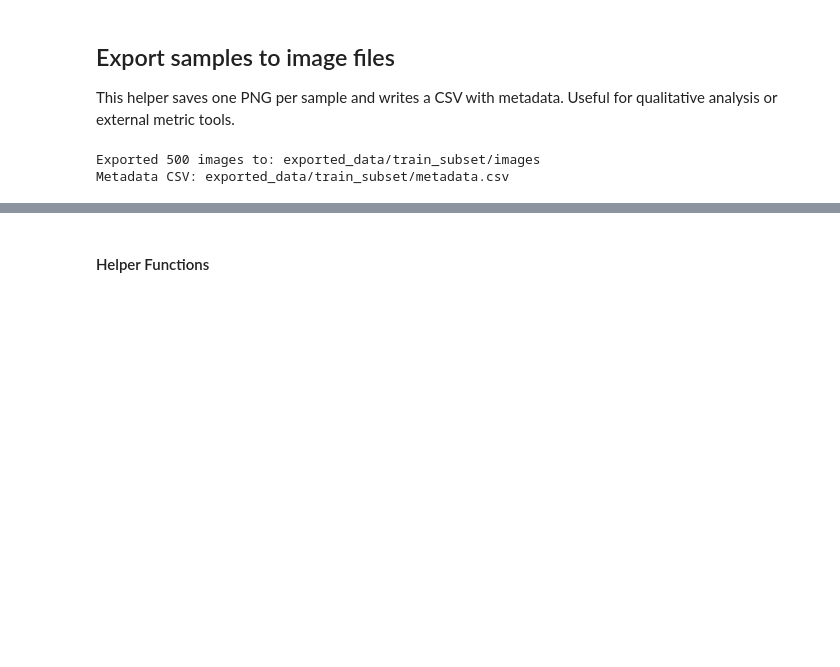
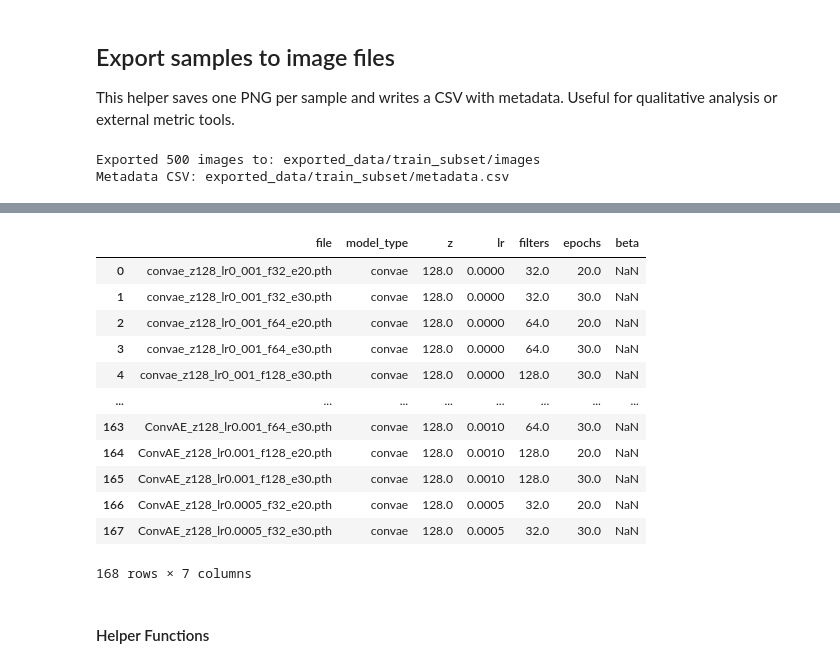
Before and after one commit to Tuco711/GenAI_Project, a Jupyter notebook: TP1-alunos-src-only/student_start_pack/ArtBench10_Student_Start_Pack.ipynb, the cells around one changed output, grey strips where cells are left out. Drawn from its saved outputs; the diff is of its cells as text; code cells hidden in the pictures; blank space fills up the shorter version.

Commit message:
Change configurations name for AE and VAE

```diff
--- a/TP1-alunos-src-only/student_start_pack/ArtBench10_Student_Start_Pack.ipynb
+++ b/TP1-alunos-src-only/student_start_pack/ArtBench10_Student_Start_Pack.ipynb
@@ -469,3 +469,12 @@ export_split_to_folder(train_loader, class_names, EXPORT_ROOT / 'train_subset',
 # %% [output]
 Exported 500 images to: exported_data/train_subset/images
 Metadata CSV: exported_data/train_subset/metadata.csv
+# %%
+import os
+
+MODEL_DIR = "/content/drive/MyDrive/GenerativeAI/GenAI_Project/Models"
+
+files = os.listdir(MODEL_DIR)
+
+for f in files:
+    print(f)
@@ -472,3 +553,35 @@ Metadata CSV: exported_data/train_subset/metadata.csv
+# %%
+import os
+import pandas as pd
+
+MODEL_DIR = "/content/drive/MyDrive/GenerativeAI/GenAI_Project/Models"
+
+rows = []
+
+for file in os.listdir(MODEL_DIR):
+    if file.endswith(".pth"):
+        cfg = parse_model_name(file)
+        rows.append({
+            "file": file,
+            **cfg
+        })
+
+df = pd.DataFrame(rows)
+df
+# %% [output]
+|  | file | model_type | z | lr | filters | epochs | beta |
+| 0 | convae_z128_lr0_001_f32_e20.pth | convae | 128.0 | 0.0000 | 32.0 | 20.0 | NaN |
+| 1 | convae_z128_lr0_001_f32_e30.pth | convae | 128.0 | 0.0000 | 32.0 | 30.0 | NaN |
+| 2 | convae_z128_lr0_001_f64_e20.pth | convae | 128.0 | 0.0000 | 64.0 | 20.0 | NaN |
+| 3 | convae_z128_lr0_001_f64_e30.pth | convae | 128.0 | 0.0000 | 64.0 | 30.0 | NaN |
+| 4 | convae_z128_lr0_001_f128_e30.pth | convae | 128.0 | 0.0000 | 128.0 | 30.0 | NaN |
+| ... | ... | ... | ... | ... | ... | ... | ... |
+| 163 | ConvAE_z128_lr0.001_f64_e30.pth | convae | 128.0 | 0.0010 | 64.0 | 30.0 | NaN |
+| 164 | ConvAE_z128_lr0.001_f128_e20.pth | convae | 128.0 | 0.0010 | 128.0 | 20.0 | NaN |
+| 165 | ConvAE_z128_lr0.001_f128_e30.pth | convae | 128.0 | 0.0010 | 128.0 | 30.0 | NaN |
+| 166 | ConvAE_z128_lr0.0005_f32_e20.pth | convae | 128.0 | 0.0005 | 32.0 | 20.0 | NaN |
+| 167 | ConvAE_z128_lr0.0005_f32_e30.pth | convae | 128.0 | 0.0005 | 32.0 | 30.0 | NaN |
+168 rows × 7 columns
 # %% [markdown]
 #### Helper Functions
 # %%
```
Also changed, not shown: parts of 16 cells of this notebook, 1 other file.
